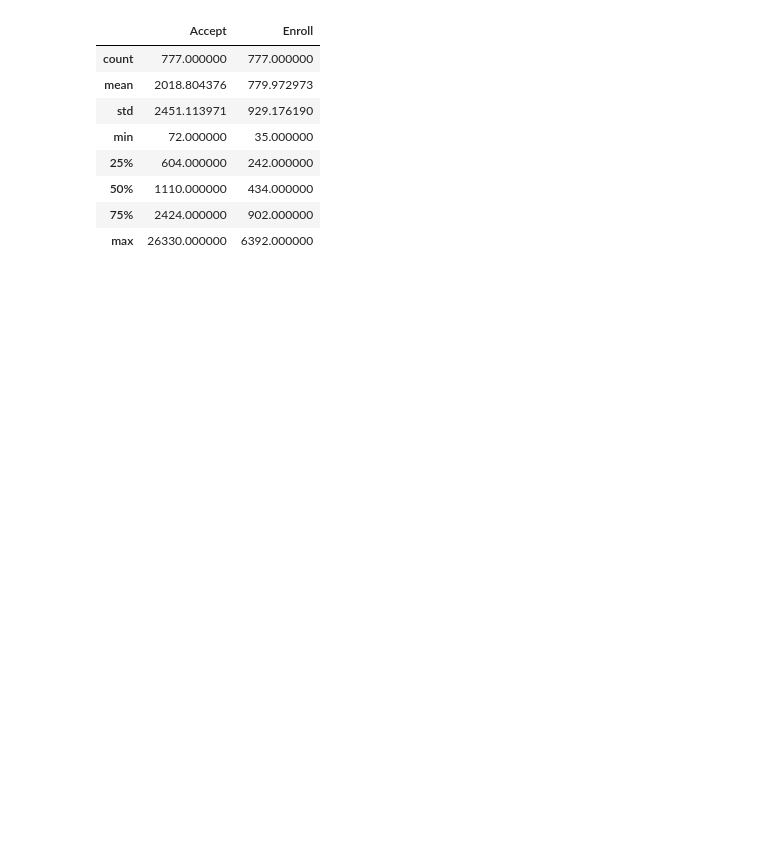
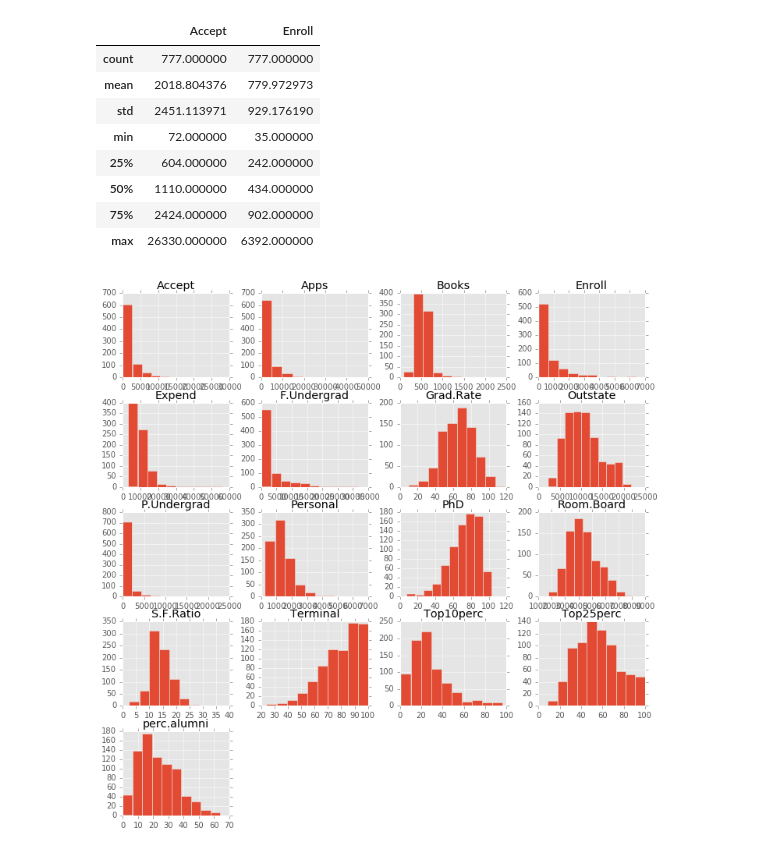
Before and after one commit to mervekovan/StatisticalLearningExercises, a Jupyter notebook: SL-ch2-eg8.ipynb, the cells around one changed output. Cells and saved outputs as stored; diff of their text form; code cells hidden in the pictures; blank space fills up the shorter version.

Commit message:
Added more histograms.

```diff
--- a/SL-ch2-eg8.ipynb
+++ b/SL-ch2-eg8.ipynb
@@ -213,3 +213,7 @@ college[['Accept', 'Enroll']].describe()
 | 50% | 1110.000000 | 434.000000 |
 | 75% | 2424.000000 | 902.000000 |
 | max | 26330.000000 | 6392.000000 |
+# %%
+college.hist(figsize=(12,12));
+# %% [output]
+[figure, added]
```
